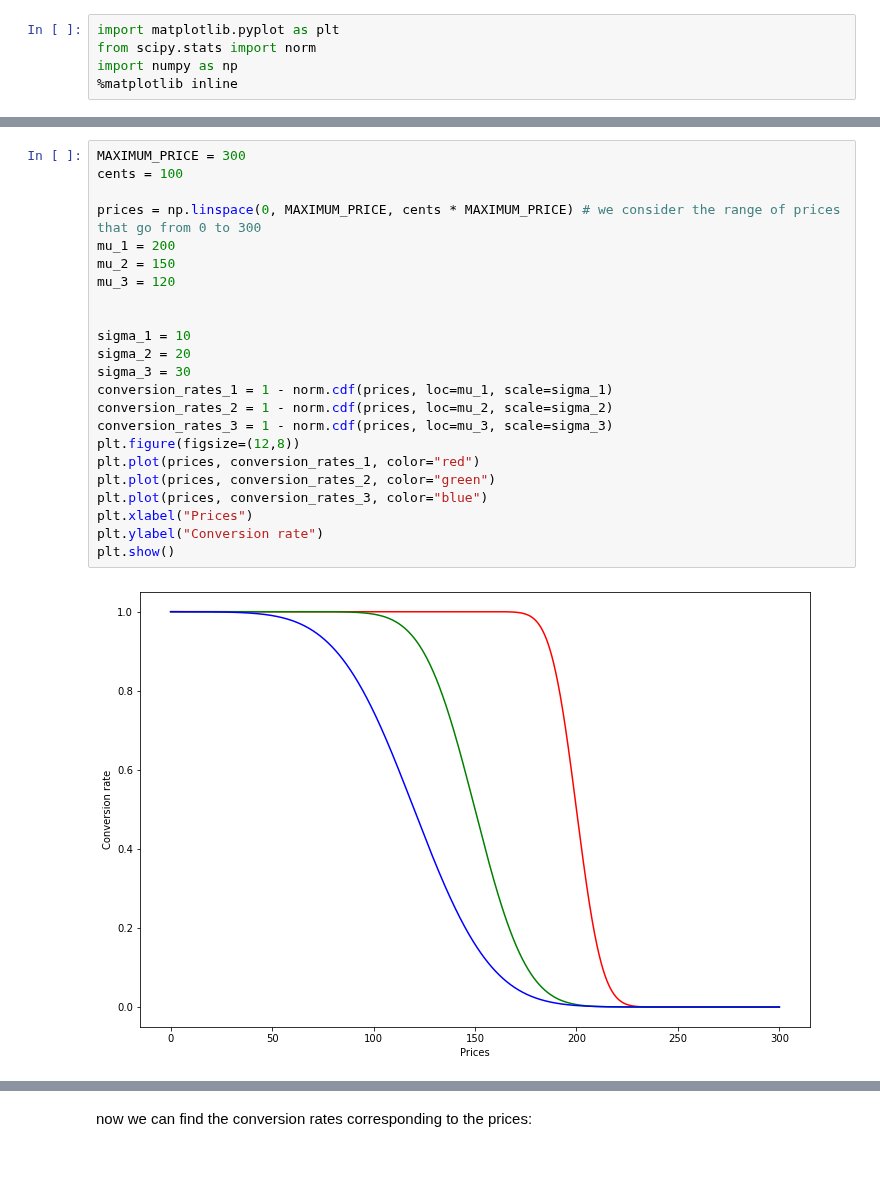
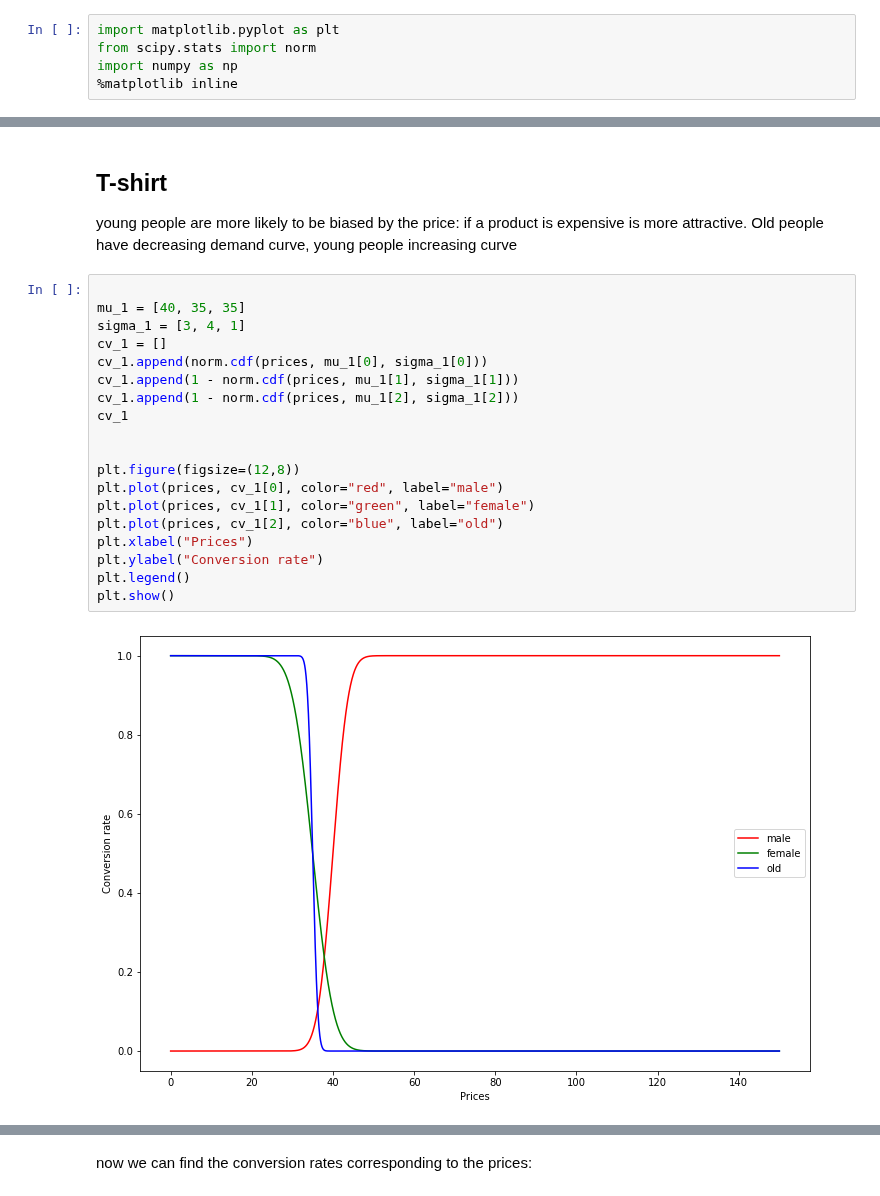
Before and after one commit to VladMarianCimpeanu/OLA_project, a Jupyter notebook: customers_parameters.ipynb, the cells around one changed output, grey strips where cells are left out. Drawn from its saved outputs; the diff is of its cells as text; blank space fills up the shorter version.

```diff
--- a/customers_parameters.ipynb
+++ b/customers_parameters.ipynb
@@ -16,26 +64,26 @@ approaches the price equal to mu.
+# %% [markdown]
+## T-shirt
+
+young people are more likely to be biased by the price: if a product is expensive is more attractive. Old people have decreasing demand curve, young people increasing curve
 # %%
-MAXIMUM_PRICE = 300
-cents = 100
 
-prices = np.linspace(0, MAXIMUM_PRICE, cents * MAXIMUM_PRICE) # we consider the range of prices that go from 0 to 300
-mu_1 = 200
-mu_2 = 150
-mu_3 = 120
+mu_1 = [40, 35, 35]
+sigma_1 = [3, 4, 1]
+cv_1 = []
+cv_1.append(norm.cdf(prices, mu_1[0], sigma_1[0]))
+cv_1.append(1 - norm.cdf(prices, mu_1[1], sigma_1[1]))
+cv_1.append(1 - norm.cdf(prices, mu_1[2], sigma_1[2]))
+cv_1
 
 
-sigma_1 = 10
-sigma_2 = 20
-sigma_3 = 30
-conversion_rates_1 = 1 - norm.cdf(prices, loc=mu_1, scale=sigma_1)
-conversion_rates_2 = 1 - norm.cdf(prices, loc=mu_2, scale=sigma_2)
-conversion_rates_3 = 1 - norm.cdf(prices, loc=mu_3, scale=sigma_3)
 plt.figure(figsize=(12,8))
-plt.plot(prices, conversion_rates_1, color="red")
-plt.plot(prices, conversion_rates_2, color="green")
-plt.plot(prices, conversion_rates_3, color="blue")
+plt.plot(prices, cv_1[0], color="red", label="male")
+plt.plot(prices, cv_1[1], color="green", label="female")
+plt.plot(prices, cv_1[2], color="blue", label="old")
 plt.xlabel("Prices")
 plt.ylabel("Conversion rate")
+plt.legend()
 plt.show()
 # %% [output]
-[figure, old version]
+[figure, new version]
 # %%
```
Also changed, not shown: parts of 33 cells of this notebook.
